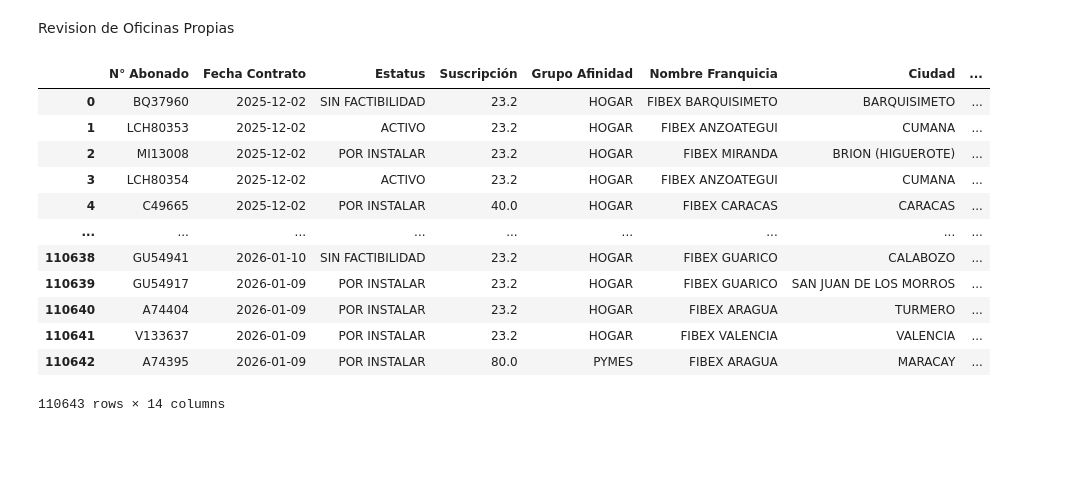
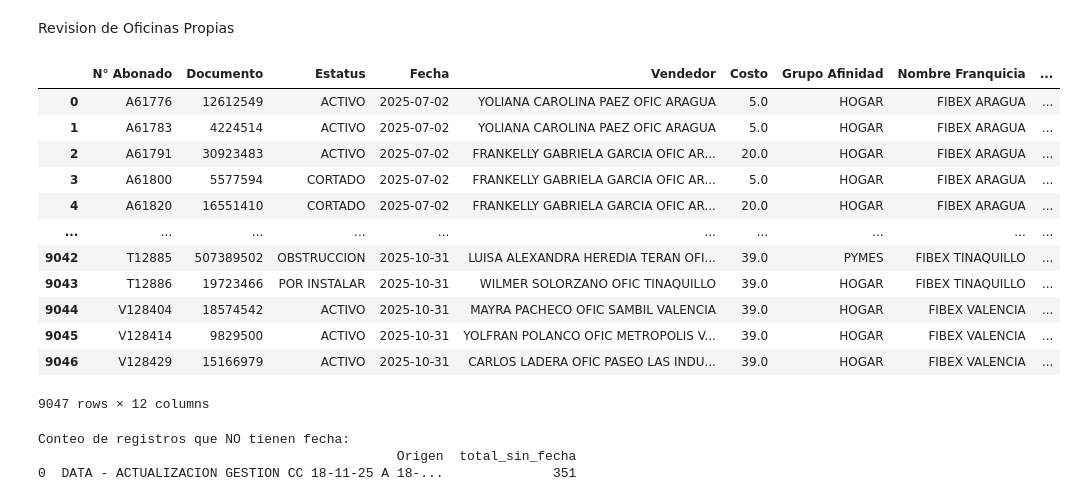
Before and after one commit to Artur030610/Data-Automated-Pipeline-Telecom, a Jupyter notebook: Ver_data.ipynb, the cells around one changed output. Drawn from its saved outputs; the diff is of its cells as text; code cells hidden in the pictures; blank space fills up the shorter version.

```diff
--- a/Ver_data.ipynb
+++ b/Ver_data.ipynb
@@ -48,28 +48,28 @@ display(df_resultado.head(40))
 # %%
 import pandas as pd
 import os
 
 usuario_base= os.path.expanduser("~")
 ruta_gold_output = os.path.join(usuario_base, "Documents", "A-DataStack",
     "01-Proyectos", "01-Data_PipelinesFibex", "02_Data_Lake",
-    "gold_data", "Ventas_Listado_Gold.parquet"
+    "gold_data", "Ventas_Estatus_Gold.parquet"
 )
 df = pd.read_parquet(ruta_gold_output)
 display(df)
 # %% [output]
-|  | N° Abonado | Fecha Contrato | Estatus | Suscripción | Grupo Afinidad | Nombre Franquicia | Ciudad | ... |
-| 0 | BQ37960 | 2025-12-02 | SIN FACTIBILIDAD | 23.2 | HOGAR | FIBEX BARQUISIMETO | BARQUISIMETO | ... |
-| 1 | LCH80353 | 2025-12-02 | ACTIVO | 23.2 | HOGAR | FIBEX ANZOATEGUI | CUMANA | ... |
-| 2 | MI13008 | 2025-12-02 | POR INSTALAR | 23.2 | HOGAR | FIBEX MIRANDA | BRION (HIGUEROTE) | ... |
-| 3 | LCH80354 | 2025-12-02 | ACTIVO | 23.2 | HOGAR | FIBEX ANZOATEGUI | CUMANA | ... |
-| 4 | C49665 | 2025-12-02 | POR INSTALAR | 40.0 | HOGAR | FIBEX CARACAS | CARACAS | ... |
-| ... | ... | ... | ... | ... | ... | ... | ... | ... |
-| 110638 | GU54941 | 2026-01-10 | SIN FACTIBILIDAD | 23.2 | HOGAR | FIBEX GUARICO | CALABOZO | ... |
-| 110639 | GU54917 | 2026-01-09 | POR INSTALAR | 23.2 | HOGAR | FIBEX GUARICO | SAN JUAN DE LOS MORROS | ... |
-| 110640 | A74404 | 2026-01-09 | POR INSTALAR | 23.2 | HOGAR | FIBEX ARAGUA | TURMERO | ... |
-| 110641 | V133637 | 2026-01-09 | POR INSTALAR | 23.2 | HOGAR | FIBEX VALENCIA | VALENCIA | ... |
-| 110642 | A74395 | 2026-01-09 | POR INSTALAR | 80.0 | PYMES | FIBEX ARAGUA | MARACAY | ... |
+|  | N° Abonado | Documento | Estatus | Fecha | Vendedor | Costo | Grupo Afinidad | Nombre Franquicia | ... |
+| 0 | A61776 | 12612549 | ACTIVO | 2025-07-02 | YOLIANA CAROLINA PAEZ OFIC ARAGUA | 5.0 | HOGAR | FIBEX ARAGUA | ... |
+| 1 | A61783 | 4224514 | ACTIVO | 2025-07-02 | YOLIANA CAROLINA PAEZ OFIC ARAGUA | 5.0 | HOGAR | FIBEX ARAGUA | ... |
+| 2 | A61791 | 30923483 | ACTIVO | 2025-07-02 | FRANKELLY GABRIELA GARCIA OFIC AR... | 20.0 | HOGAR | FIBEX ARAGUA | ... |
+| 3 | A61800 | 5577594 | CORTADO | 2025-07-02 | FRANKELLY GABRIELA GARCIA OFIC AR... | 5.0 | HOGAR | FIBEX ARAGUA | ... |
+| 4 | A61820 | 16551410 | CORTADO | 2025-07-02 | FRANKELLY GABRIELA GARCIA OFIC AR... | 20.0 | HOGAR | FIBEX ARAGUA | ... |
+| ... | ... | ... | ... | ... | ... | ... | ... | ... | ... |
+| 9042 | T12885 | 507389502 | OBSTRUCCION | 2025-10-31 | LUISA ALEXANDRA HEREDIA TERAN OFI... | 39.0 | PYMES | FIBEX TINAQUILLO | ... |
+| 9043 | T12886 | 19723466 | POR INSTALAR | 2025-10-31 | WILMER SOLORZANO OFIC TINAQUILLO | 39.0 | HOGAR | FIBEX TINAQUILLO | ... |
+| 9044 | V128404 | 18574542 | ACTIVO | 2025-10-31 | MAYRA PACHECO OFIC SAMBIL VALENCIA | 39.0 | HOGAR | FIBEX VALENCIA | ... |
+| 9045 | V128414 | 9829500 | ACTIVO | 2025-10-31 | YOLFRAN POLANCO OFIC METROPOLIS V... | 39.0 | HOGAR | FIBEX VALENCIA | ... |
+| 9046 | V128429 | 15166979 | ACTIVO | 2025-10-31 | CARLOS LADERA OFIC PASEO LAS INDU... | 39.0 | HOGAR | FIBEX VALENCIA | ... |
-110643 rows × 14 columns
+9047 rows × 12 columns
 # %%
 import pandas as pd
 import os
@@ -411,6 +411,35 @@ else:
     print(f"   Afluencia busca: '{llave_generada}'")
     print(f"   Maestro tiene:   {williams['Combinado'].tolist()}")
     print("\n💡 SOLUCIÓN: Cambia en 'Dim Oficinas.csv' el valor de 'Nombre_Normalizado_Final' para que sea IDÉNTICO al del Maestro.")
+# %%
+import pandas as pd
+import os
+
+# --- 1. RUTAS DE DATOS ---
+usuario_base = os.path.expanduser("~")
+RUTA_BASE = os.path.join(
+    usuario_base, "Documents", "A-DataStack", "01-Proyectos", "01-Data_PipelinesFibex",
+    "02_Data_Lake", "gold_data", "Actualizacion_Datos_Gold.parquet")
+
+# --- 2. CARGA ---
+df = pd.read_parquet(RUTA_BASE)
+
+# --- 3. PROCESO ---
+# Paso A: Crear un sub-dataframe solo con las filas donde 'Fecha' es Nula (NaN/NaT)
+# isna() devuelve True si está vacío
+df_vacios = df[df['Fecha'].isna()]
+
+# Paso B: Agrupar por Origen y contar el tamaño del grupo
+# Usamos .size() porque cuenta la fila entera. Si usas .count() te daría 0.
+resumen_vacios = df_vacios.groupby('Origen').size().reset_index(name='total_sin_fecha')
+
+# --- 4. RESULTADO ---
+print("Conteo de registros que NO tienen fecha:")
+print(resumen_vacios)
+# %% [output]
+Conteo de registros que NO tienen fecha:
+                                              Origen  total_sin_fecha
+0  DATA - ACTUALIZACION GESTION CC 18-11-25 A 18-...              351
 # %%
 import pandas as pd
 import os
```
Also changed, not shown: parts of 3 cells of this notebook, 7 other files.
